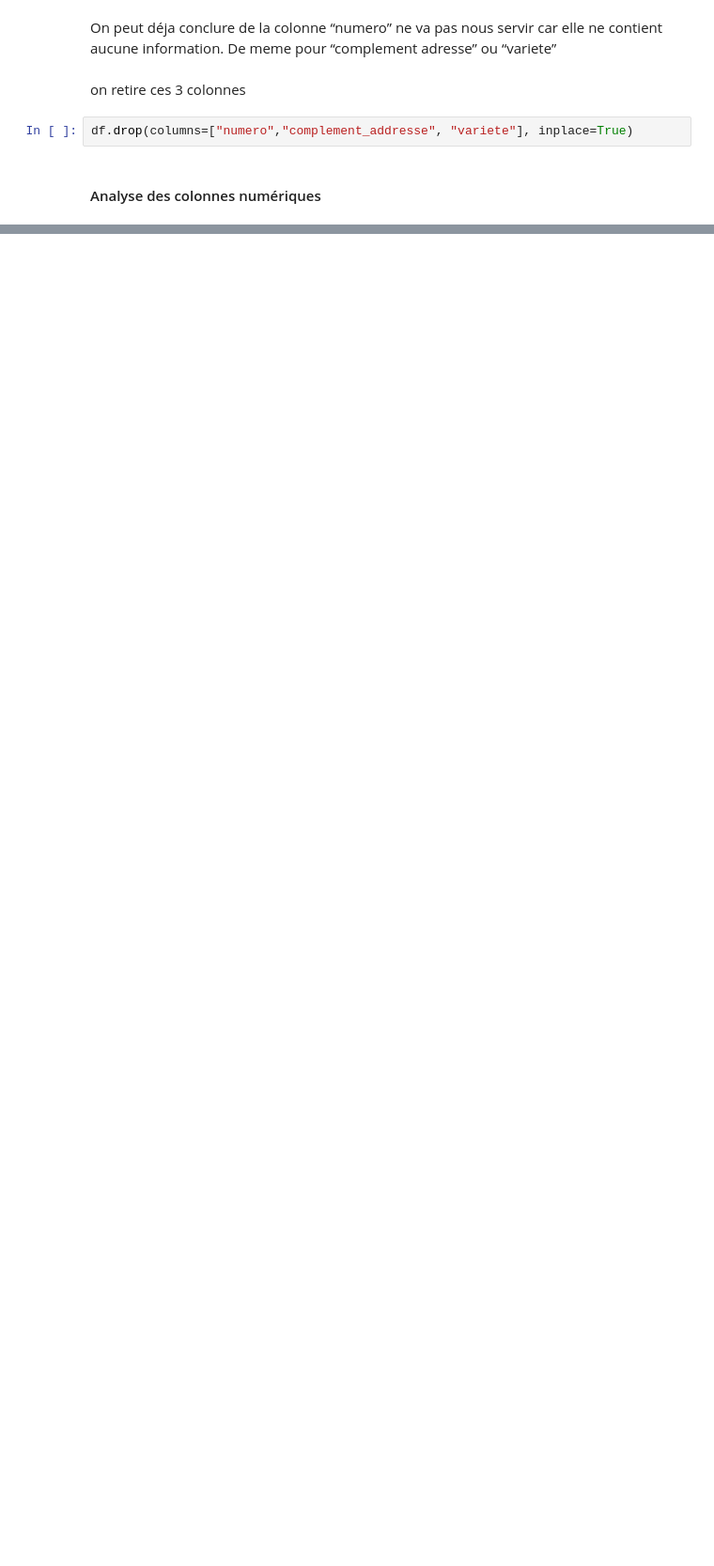
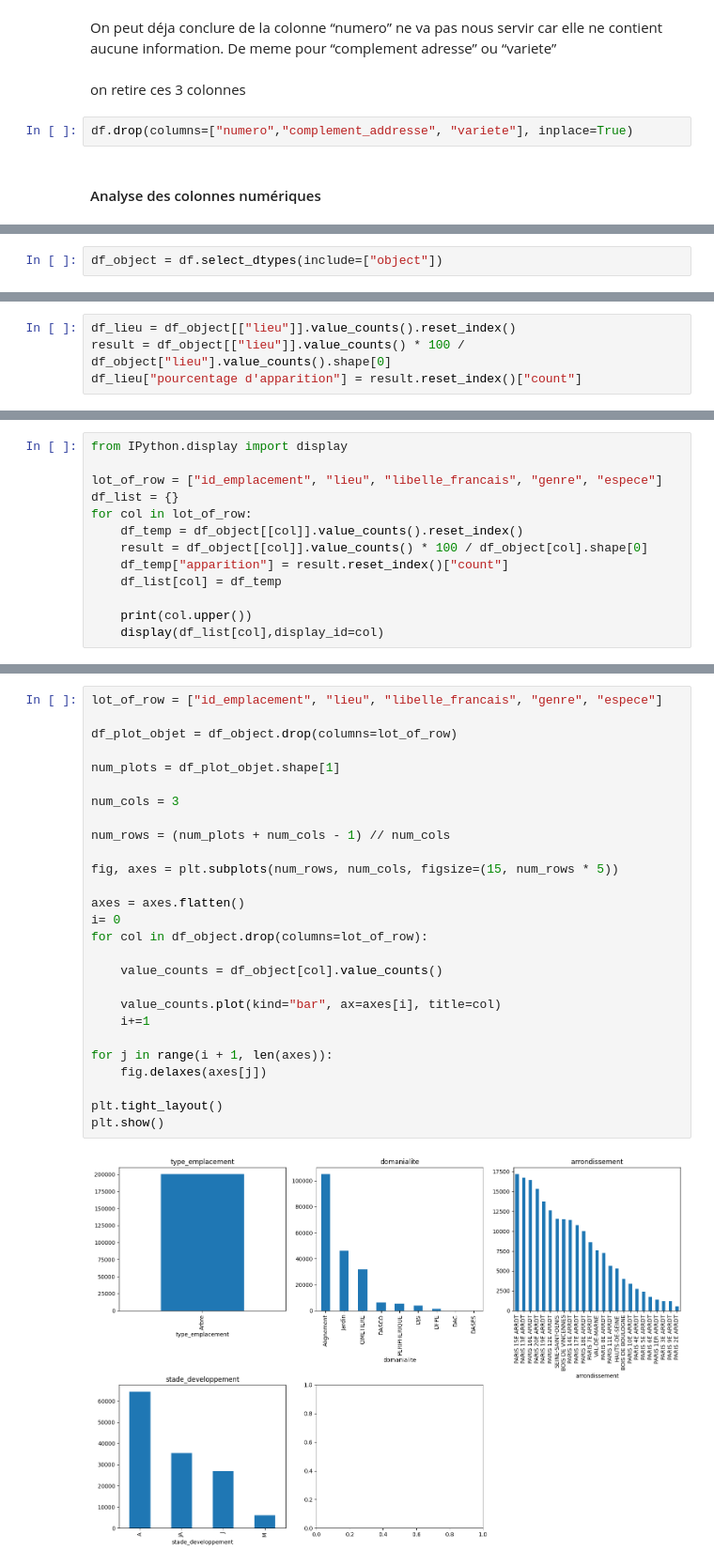
Before and after one commit to theotrc/OPC_PARIS_PROJ1, a Jupyter notebook: analysis.ipynb, the cells around one changed output, grey strips where cells are left out. Shown: that part at 94% size. Saved outputs shown, nothing was run; the diff lists cells and outputs as text; blank space fills up the shorter version.

```diff
--- a/analysis.ipynb
+++ b/analysis.ipynb
@@ -197,0 +127,2 @@ df[null_col]
+# %%
+df_object = df.select_dtypes(include=["object"])
@@ -197,0 +153,4 @@ df[null_col]
+# %%
+df_lieu = df_object[["lieu"]].value_counts().reset_index()
+result = df_object[["lieu"]].value_counts() * 100 / df_object["lieu"].value_counts().shape[0]
+df_lieu["pourcentage d'apparition"] = result.reset_index()["count"]
@@ -197,0 +174,13 @@ df[null_col]
+# %%
+from IPython.display import display
+
+lot_of_row = ["id_emplacement", "lieu", "libelle_francais", "genre", "espece"]
+df_list = {}
+for col in lot_of_row:
+    df_temp = df_object[[col]].value_counts().reset_index()
+    result = df_object[[col]].value_counts() * 100 / df_object[col].shape[0]
+    df_temp["apparition"] = result.reset_index()["count"]
+    df_list[col] = df_temp
+
+    print(col.upper())
+    display(df_list[col],display_id=col)
@@ -197,0 +264,29 @@ df[null_col]
+# %%
+lot_of_row = ["id_emplacement", "lieu", "libelle_francais", "genre", "espece"]
+
+df_plot_objet = df_object.drop(columns=lot_of_row)
+
+num_plots = df_plot_objet.shape[1]
+
+num_cols = 3
+
+num_rows = (num_plots + num_cols - 1) // num_cols
+
+fig, axes = plt.subplots(num_rows, num_cols, figsize=(15, num_rows * 5))
+
+axes = axes.flatten()
+i= 0
+for col in df_object.drop(columns=lot_of_row):
+
+    value_counts = df_object[col].value_counts()
+
+    value_counts.plot(kind="bar", ax=axes[i], title=col)
+    i+=1
+
+for j in range(i + 1, len(axes)):
+    fig.delaxes(axes[j])
+
+plt.tight_layout()
+plt.show()
+# %% [output]
+[figure, added]
```
Also changed, not shown: parts of 21 cells of this notebook.
